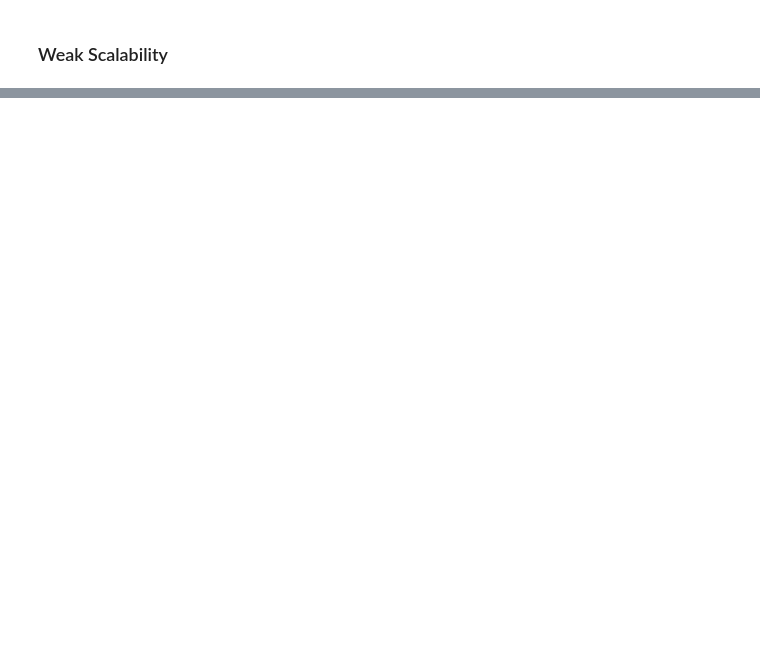
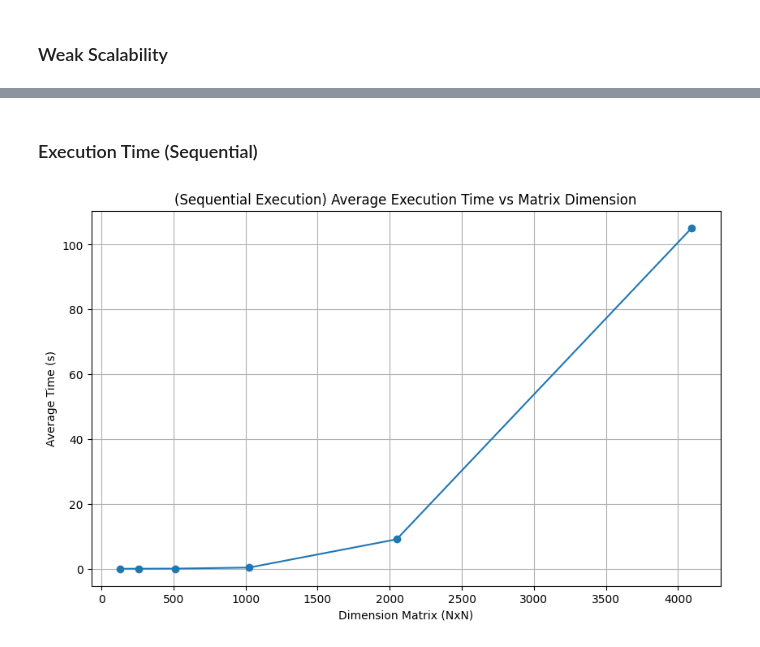
Before and after one commit to nicolaemmolo/SPM_Project, a Jupyter notebook: project/plots_cluster.ipynb, the cells around one changed output, grey strips where cells are left out. Saved outputs shown, nothing was run; the diff lists cells and outputs as text; code cells hidden in the pictures; blank space fills up the shorter version.

Commit message:
update results

```diff
--- a/project/plots_cluster.ipynb
+++ b/project/plots_cluster.ipynb
@@ -185,0 +189,48 @@ WARNING:matplotlib.legend:No artists with labels found to put in legend.  Note t
+# %%
+# Read sequential data
+results_seq = pd.read_csv('results_UTW.csv', names=['N', 'T', 'mode', 'time'])
+# Mean of result for each group of repetiton
+results_seq = results_seq.groupby(['N'])['time'].mean().reset_index()
+
+
+#Read MPI+OMP data
+results_1_static = pd.read_csv('results_UTWMPIOMP_1_static.csv', names=['N', 'nodes', 'T', 'time'])
+results_2_static = pd.read_csv('results_UTWMPIOMP_2_static.csv', names=['N', 'nodes', 'T', 'time'])
+results_4_static = pd.read_csv('results_UTWMPIOMP_4_static.csv', names=['N', 'nodes', 'T', 'time'])
+results_6_static = pd.read_csv('results_UTWMPIOMP_6_static.csv', names=['N', 'nodes', 'T', 'time'])
+results_8_static = pd.read_csv('results_UTWMPIOMP_8_static.csv', names=['N', 'nodes', 'T', 'time'])
+results_1_dynamic = pd.read_csv('results_UTWMPIOMP_1_dynamic.csv', names=['N', 'nodes', 'T', 'time'])
+results_2_dynamic = pd.read_csv('results_UTWMPIOMP_2_dynamic.csv', names=['N', 'nodes', 'T', 'time'])
+results_4_dynamic = pd.read_csv('results_UTWMPIOMP_4_dynamic.csv', names=['N', 'nodes', 'T', 'time'])
+results_6_dynamic = pd.read_csv('results_UTWMPIOMP_6_dynamic.csv', names=['N', 'nodes', 'T', 'time'])
+results_8_dynamic = pd.read_csv('results_UTWMPIOMP_8_dynamic.csv', names=['N', 'nodes', 'T', 'time'])
+
+results_1_static = results_1_static.groupby(['N', 'nodes', 'T'])['time'].mean().reset_index()
+results_2_static = results_2_static.groupby(['N', 'nodes', 'T'])['time'].mean().reset_index()
+results_4_static = results_4_static.groupby(['N', 'nodes', 'T'])['time'].mean().reset_index()
+results_6_static = results_6_static.groupby(['N', 'nodes', 'T'])['time'].mean().reset_index()
+results_8_static = results_8_static.groupby(['N', 'nodes', 'T'])['time'].mean().reset_index()
+results_1_dynamic = results_1_dynamic.groupby(['N', 'nodes', 'T'])['time'].mean().reset_index()
+results_2_dynamic = results_2_dynamic.groupby(['N', 'nodes', 'T'])['time'].mean().reset_index()
+results_4_dynamic = results_4_dynamic.groupby(['N', 'nodes', 'T'])['time'].mean().reset_index()
+results_6_dynamic = results_6_dynamic.groupby(['N', 'nodes', 'T'])['time'].mean().reset_index()
+results_8_dynamic = results_8_dynamic.groupby(['N', 'nodes', 'T'])['time'].mean().reset_index()
+
+# Merge all MPIOMP results ordered by matrix dimenion and number of nodes
+results_MPIOMP_static = pd.concat([results_1_static, results_2_static, results_4_static, results_6_static, results_8_static])
+results_MPIOMP_static = results_MPIOMP_static.sort_values(by=['N', 'nodes', 'T']).reset_index(drop=True)
+results_MPIOMP_dynamic = pd.concat([results_1_dynamic, results_2_dynamic, results_4_dynamic, results_6_dynamic, results_8_dynamic])
+results_MPIOMP_dynamic = results_MPIOMP_dynamic.sort_values(by=['N', 'nodes', 'T']).reset_index(drop=True)
+# %% [markdown]
+### Execution Time (Sequential)
+# %%
+# Plot the results
+plt.figure(figsize=(10, 6))
+plt.plot(results_seq['N'], results_seq['time'], marker='o')
+plt.xlabel('Dimension Matrix (NxN)')
+plt.ylabel('Average Time (s)')
+plt.title('(Sequential Execution) Average Execution Time vs Matrix Dimension')
+plt.grid(True)
+plt.show()
+# %% [output]
+[figure, added]
```
Also changed, not shown: parts of 18 cells of this notebook, 13 other files.
